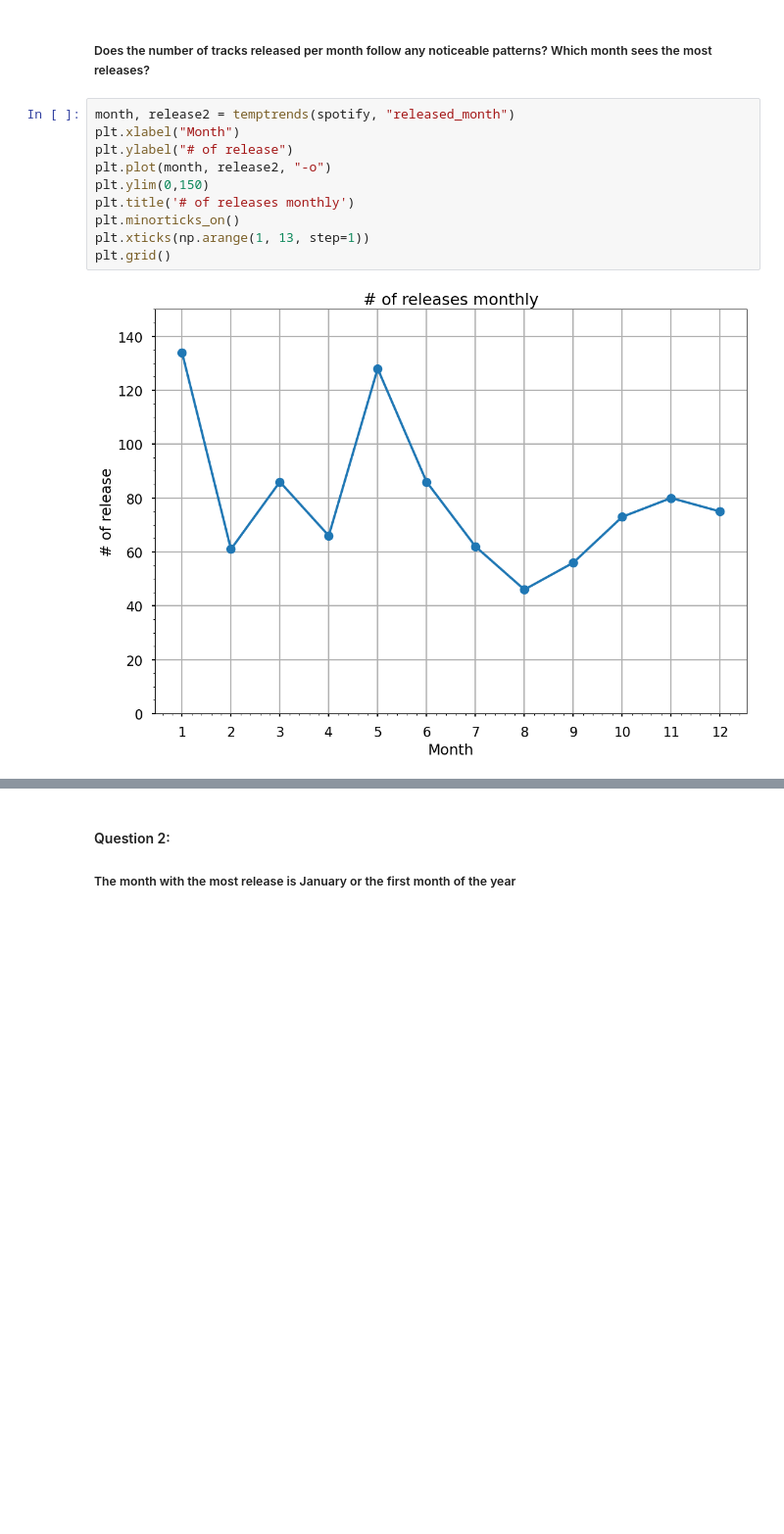
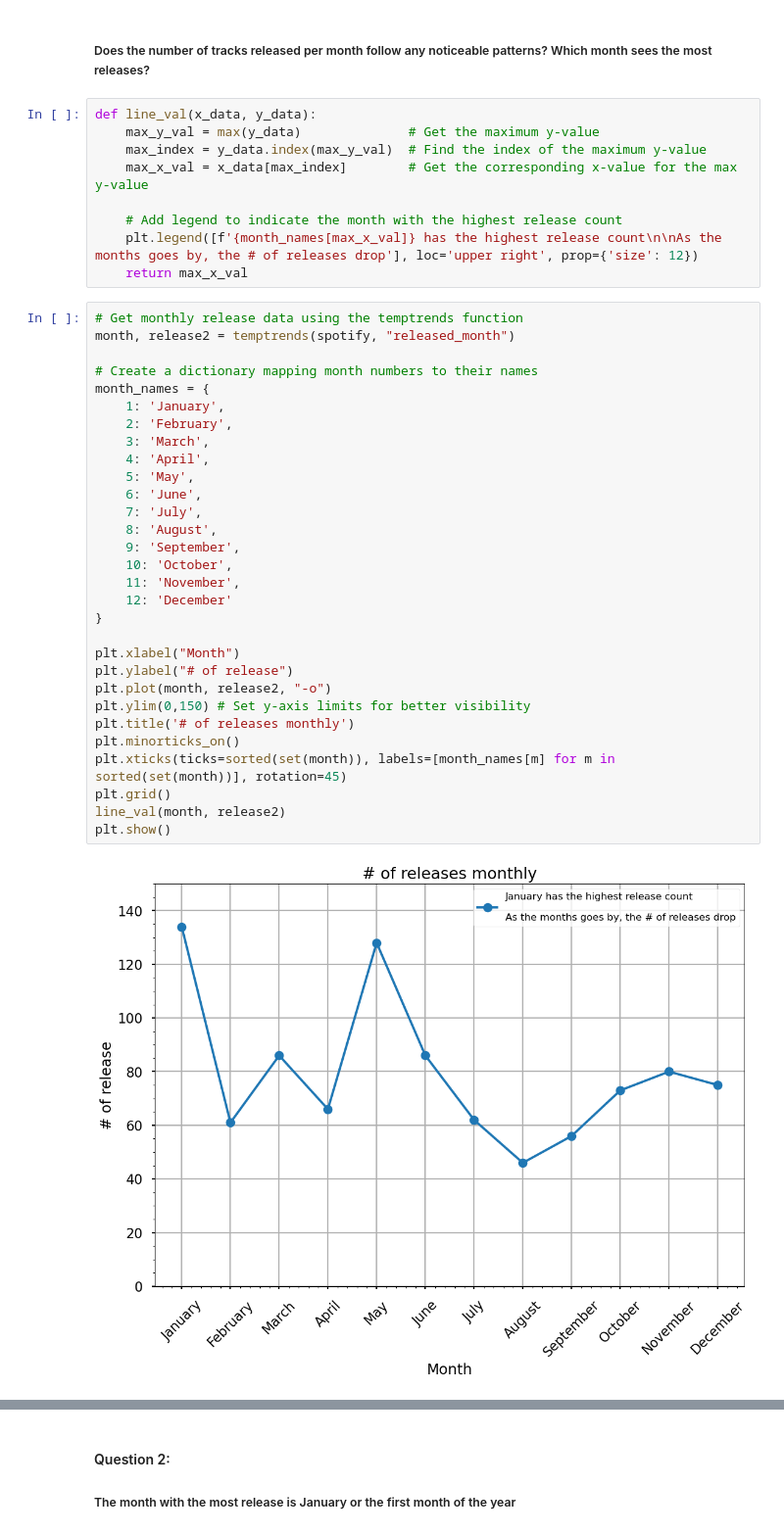
Before and after one commit to krlsbrre/Spotify-Data-Analysis, a Jupyter notebook: SPOTIFY.ipynb, the cells around one changed output, grey strips where cells are left out. Shown at 98% size. Saved outputs shown, nothing was run; the diff lists cells and outputs as text; blank space fills up the shorter version.

```diff
--- a/SPOTIFY.ipynb
+++ b/SPOTIFY.ipynb
@@ -169,15 +201,44 @@ plt.grid()
 [figure]
 # %% [markdown]
 ##### Does the number of tracks released per month follow any noticeable patterns? Which month sees the most releases?
+# %%
+def line_val(x_data, y_data):
+    max_y_val = max(y_data)              # Get the maximum y-value
+    max_index = y_data.index(max_y_val)  # Find the index of the maximum y-value
+    max_x_val = x_data[max_index]        # Get the corresponding x-value for the max y-value
+
+    # Add legend to indicate the month with the highest release count
+    plt.legend([f'{month_names[max_x_val]} has the highest release count\n\nAs the months goes by, the # of releases drop'], loc='upper right', prop={'size': 12})
+    return max_x_val
 # %%
+# Get monthly release data using the temptrends function
 month, release2 = temptrends(spotify, "released_month")
+
+# Create a dictionary mapping month numbers to their names
+month_names = {
+    1: 'January',
+    2: 'February',
+    3: 'March',
+    4: 'April',
+    5: 'May',
+    6: 'June',
+    7: 'July',
+    8: 'August',
+    9: 'September',
+    10: 'October',
+    11: 'November',
+    12: 'December'
+}
+
 plt.xlabel("Month")
 plt.ylabel("# of release")
 plt.plot(month, release2, "-o")
-plt.ylim(0,150)
+plt.ylim(0,150) # Set y-axis limits for better visibility
 plt.title('# of releases monthly')
 plt.minorticks_on()
-plt.xticks(np.arange(1, 13, step=1))
+plt.xticks(ticks=sorted(set(month)), labels=[month_names[m] for m in sorted(set(month))], rotation=45)
 plt.grid()
+line_val(month, release2)
+plt.show()
 # %% [output]
-[figure, old version]
+[figure, new version]
```
Also changed, not shown: parts of 33 cells of this notebook.
